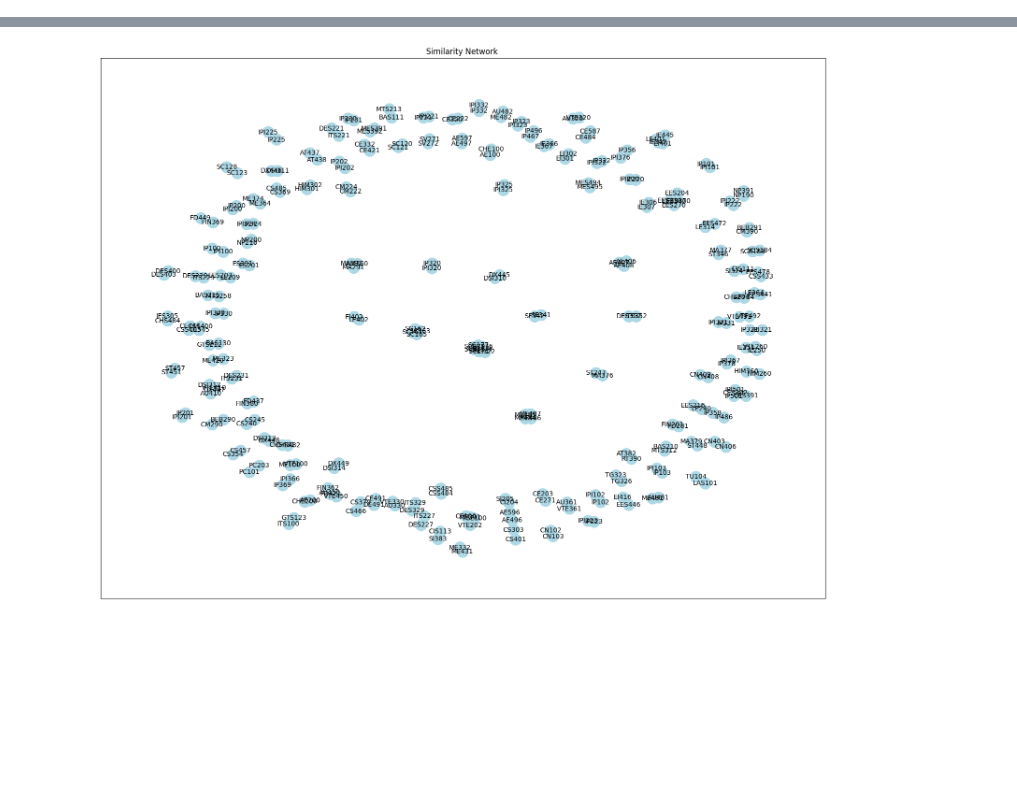
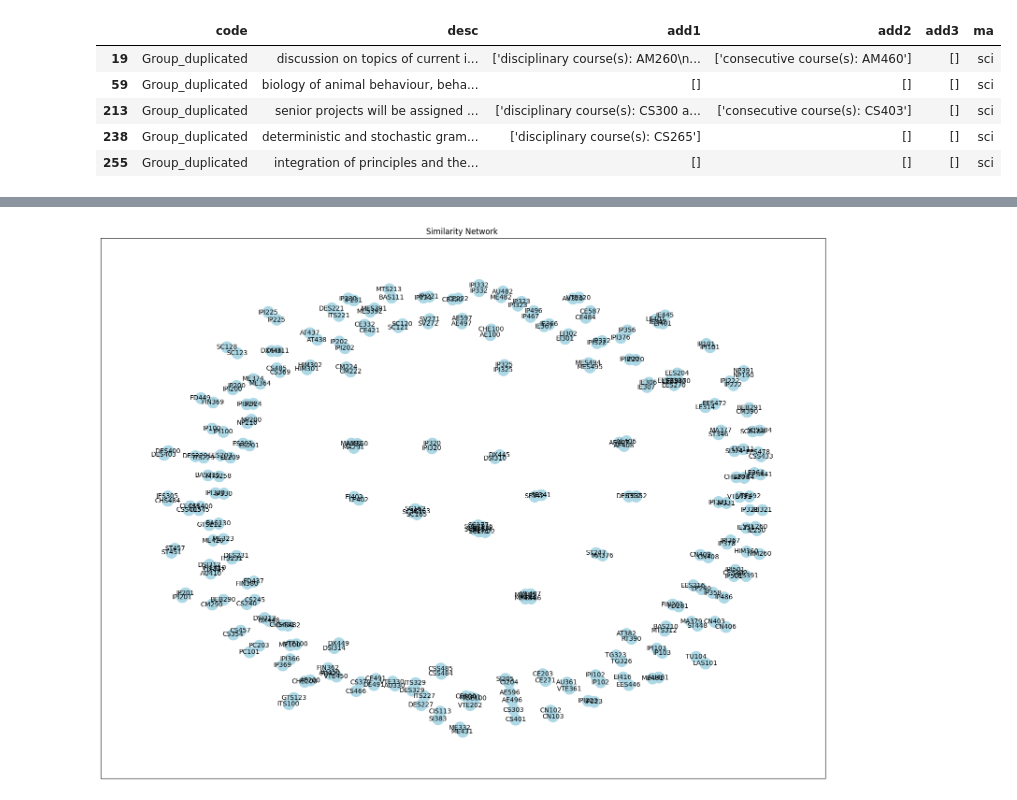
Before and after one commit to chokoon123/314, a Jupyter notebook: embed.ipynb, the cells around one changed output, grey strips where cells are left out. Cells and saved outputs as stored; diff of their text form; code cells hidden in the pictures; blank space fills up the shorter version.

```diff
--- a/embed.ipynb
+++ b/embed.ipynb
@@ -51 +60,11 @@ print(dataframe.shape)
+# %%
+# df["add1"] = df["add1"].str.replace("คป","")
+df.head()
+# %% [output]
+|  | code | desc | add1 | add2 | add3 | ma |
+| 19 | Group_duplicated | discussion on topics of current i... | ['disciplinary course(s): AM260\n... | ['consecutive course(s): AM460'] | [] | sci |
+| 59 | Group_duplicated | biology of animal behaviour, beha... | [] | [] | [] | sci |
+| 213 | Group_duplicated | senior projects will be assigned ... | ['disciplinary course(s): CS300 a... | ['consecutive course(s): CS403'] | [] | sci |
+| 238 | Group_duplicated | deterministic and stochastic gram... | ['disciplinary course(s): CS265'] | [] | [] | sci |
+| 255 | Group_duplicated | integration of principles and the... | [] | [] | [] | sci |
 # %%
```
Also changed, not shown: parts of 12 cells of this notebook.
